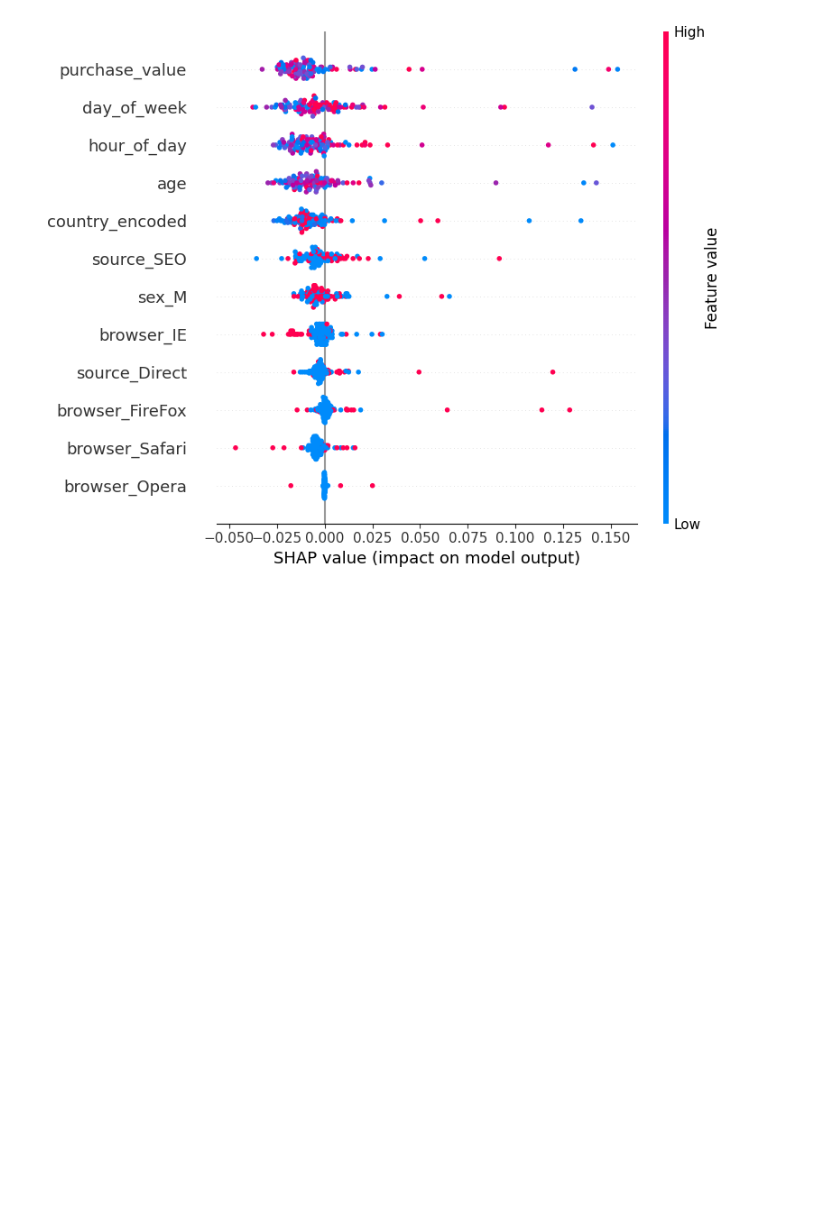
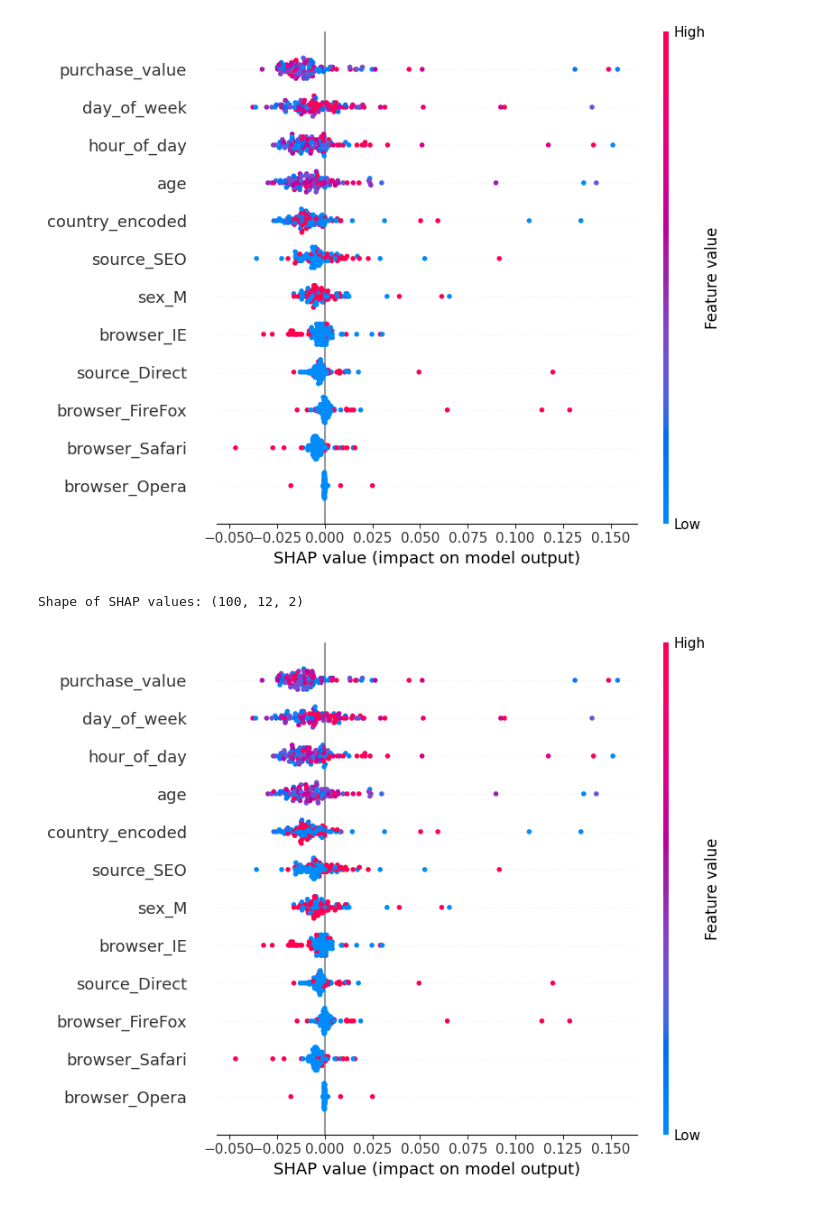
Before and after one commit to GetieBalew24/adey-ecommerce-banking-fraud-detection, a Jupyter notebook: notebooks/model_explainablity.ipynb, the cells around one changed output. Saved outputs shown, nothing was run; the diff lists cells and outputs as text; code cells hidden in the pictures; blank space fills up the shorter version.

Commit message:
Calculate and visualize

```diff
--- a/notebooks/model_explainablity.ipynb
+++ b/notebooks/model_explainablity.ipynb
@@ -53,3 +53,18 @@ fraud_interpreter.train_model()
 shap_values = fraud_interpreter.shap_summary_plot()
 # %% [output]
 [figure]
+# %%
+# Step 8: Calculate SHAP Values with check_additivity=False
+explainer = shap.Explainer(model, X_train)  # Use training data for the explainer
+shap_values = explainer(X_test_sample, check_additivity=False)  # Compute SHAP values for the sampled test set
+
+# Step 9: Check the Shape of SHAP Values
+print("Shape of SHAP values:", shap_values.shape)
+# %% [output]
+Shape of SHAP values: (100, 12, 2)
+# %%
+# Step 10: Visualize SHAP Values
+# Summary plot for overall feature importance for the fraud class (Class 1)
+shap.summary_plot(shap_values[..., 1], X_test_sample)  # Change to `[..., 0]` for non-fraud class
+# %% [output]
+[figure, added]
```
